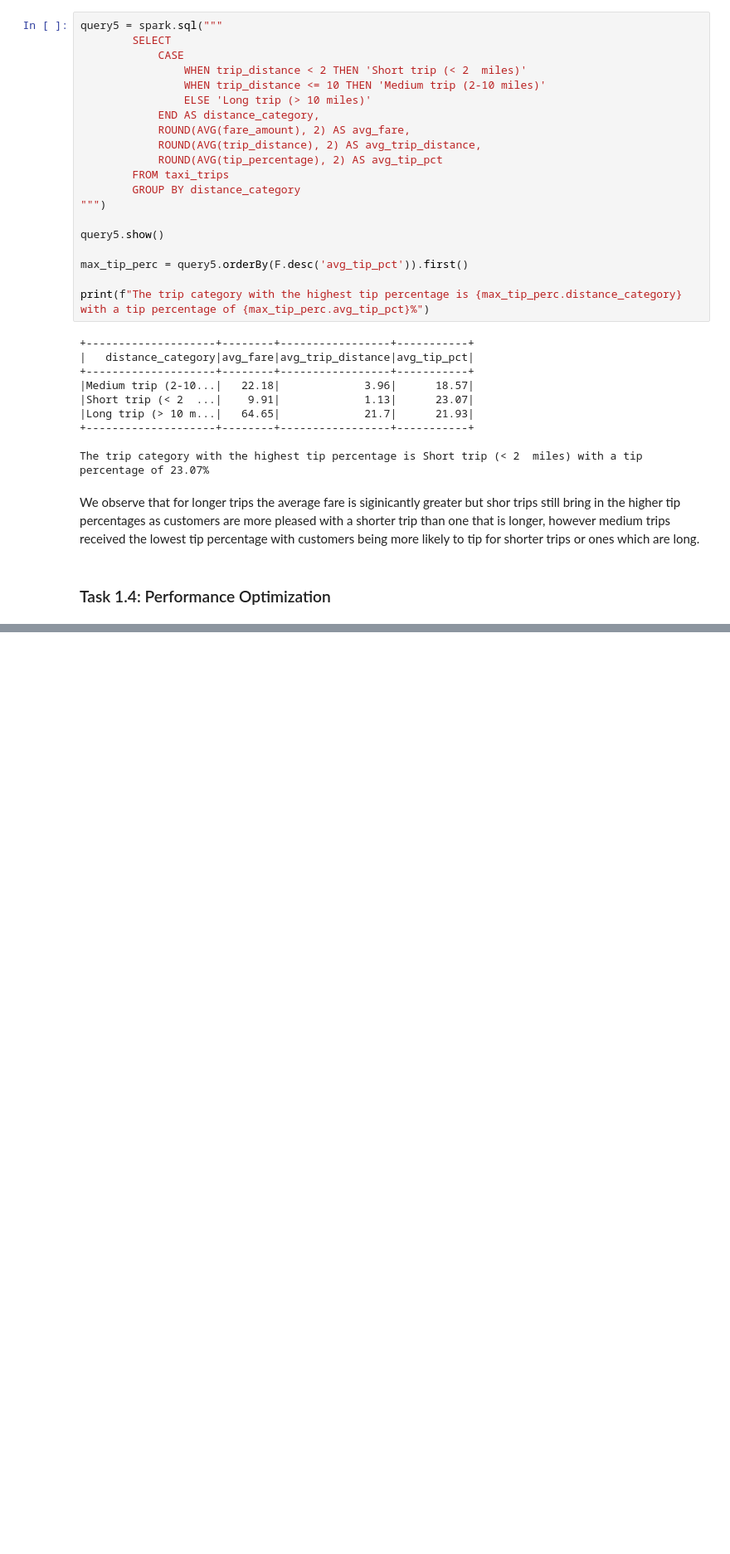
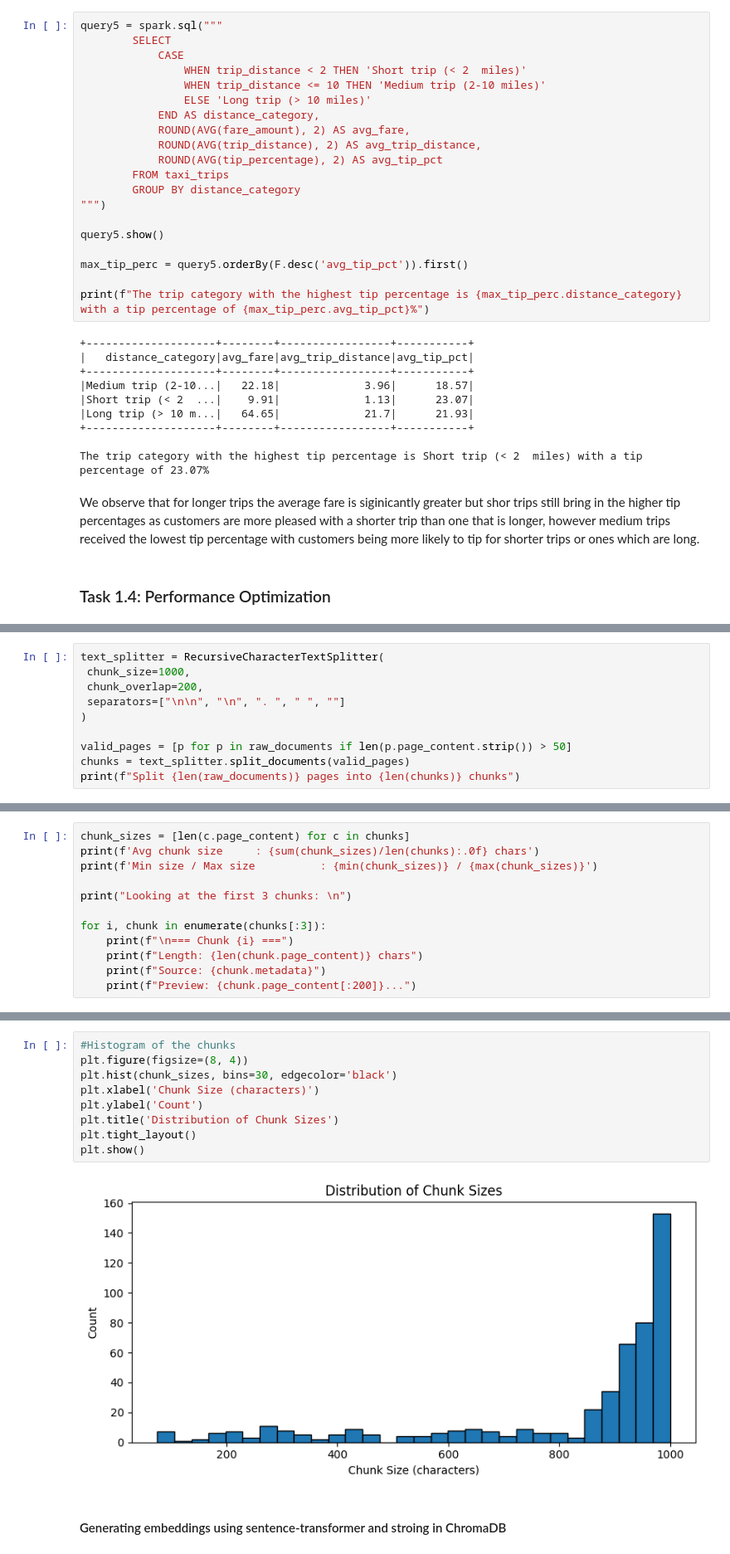
Before and after one commit to DatDereDaag/COMP-3610-Assignment-3, a Jupyter notebook: assignment3.ipynb, the cells around one changed output, grey strips where cells are left out. Shown at 83% size. Drawn from its saved outputs; the diff is of its cells as text; blank space fills up the shorter version.

```diff
--- a/assignment3.ipynb
+++ b/assignment3.ipynb
@@ -442,0 +648,10 @@ We observe that for longer trips the average fare is siginicantly greater but sh
+# %%
+text_splitter = RecursiveCharacterTextSplitter(
+ chunk_size=1000,
+ chunk_overlap=200,
+ separators=["\n\n", "\n", ". ", " ", ""]
+)
+
+valid_pages = [p for p in raw_documents if len(p.page_content.strip()) > 50]
+chunks = text_splitter.split_documents(valid_pages)
+print(f"Split {len(raw_documents)} pages into {len(chunks)} chunks")
@@ -442,0 +662,12 @@ We observe that for longer trips the average fare is siginicantly greater but sh
+# %%
+chunk_sizes = [len(c.page_content) for c in chunks]
+print(f'Avg chunk size     : {sum(chunk_sizes)/len(chunks):.0f} chars')
+print(f'Min size / Max size          : {min(chunk_sizes)} / {max(chunk_sizes)}')
+
+print("Looking at the first 3 chunks: \n")
+
+for i, chunk in enumerate(chunks[:3]):
+    print(f"\n=== Chunk {i} ===")
+    print(f"Length: {len(chunk.page_content)} chars")
+    print(f"Source: {chunk.metadata}")
+    print(f"Preview: {chunk.page_content[:200]}...")
@@ -442,0 +692,13 @@ We observe that for longer trips the average fare is siginicantly greater but sh
+# %%
+#Histogram of the chunks
+plt.figure(figsize=(8, 4))
+plt.hist(chunk_sizes, bins=30, edgecolor='black')
+plt.xlabel('Chunk Size (characters)')
+plt.ylabel('Count')
+plt.title('Distribution of Chunk Sizes')
+plt.tight_layout()
+plt.show()
+# %% [output]
+[figure, added]
+# %% [markdown]
+#### Generating embeddings using sentence-transformer and stroing in ChromaDB
```
Also changed, not shown: parts of 29 cells of this notebook, 8 other files.
